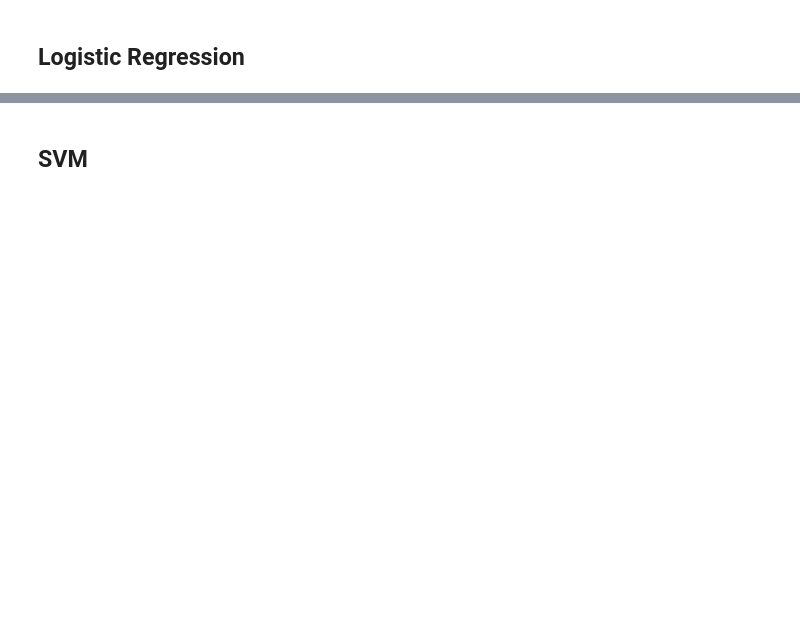
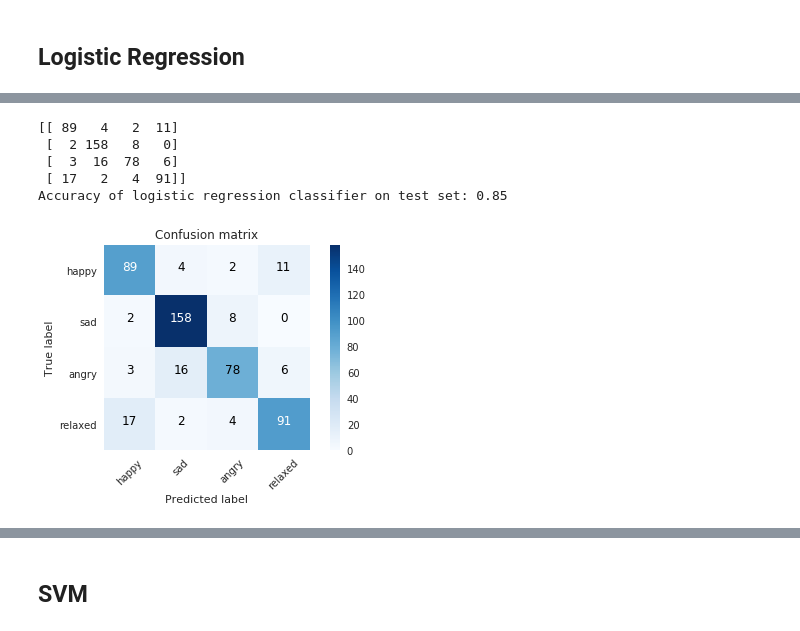
Before and after one commit to sgiammy/emotion-patterns-in-music-playlists, a Jupyter notebook: src/Advanced_Feature_Engineering.ipynb, the cells around one changed output, grey strips where cells are left out. Drawn from its saved outputs; the diff is of its cells as text; code cells hidden in the pictures; blank space fills up the shorter version.

```diff
--- a/src/Advanced_Feature_Engineering.ipynb
+++ b/src/Advanced_Feature_Engineering.ipynb
@@ -274,0 +351,9 @@ Accuracy of logistic regression classifier on test set: 0.85
+# %%
+evaluate_logreg(X_train, y_train, X_test, y_test)
+# %% [output]
+[[ 89   4   2  11]
+ [  2 158   8   0]
+ [  3  16  78   6]
+ [ 17   2   4  91]]
+Accuracy of logistic regression classifier on test set: 0.85
+[figure, added]
```
Also changed, not shown: parts of 36 cells of this notebook, 3 other files.
